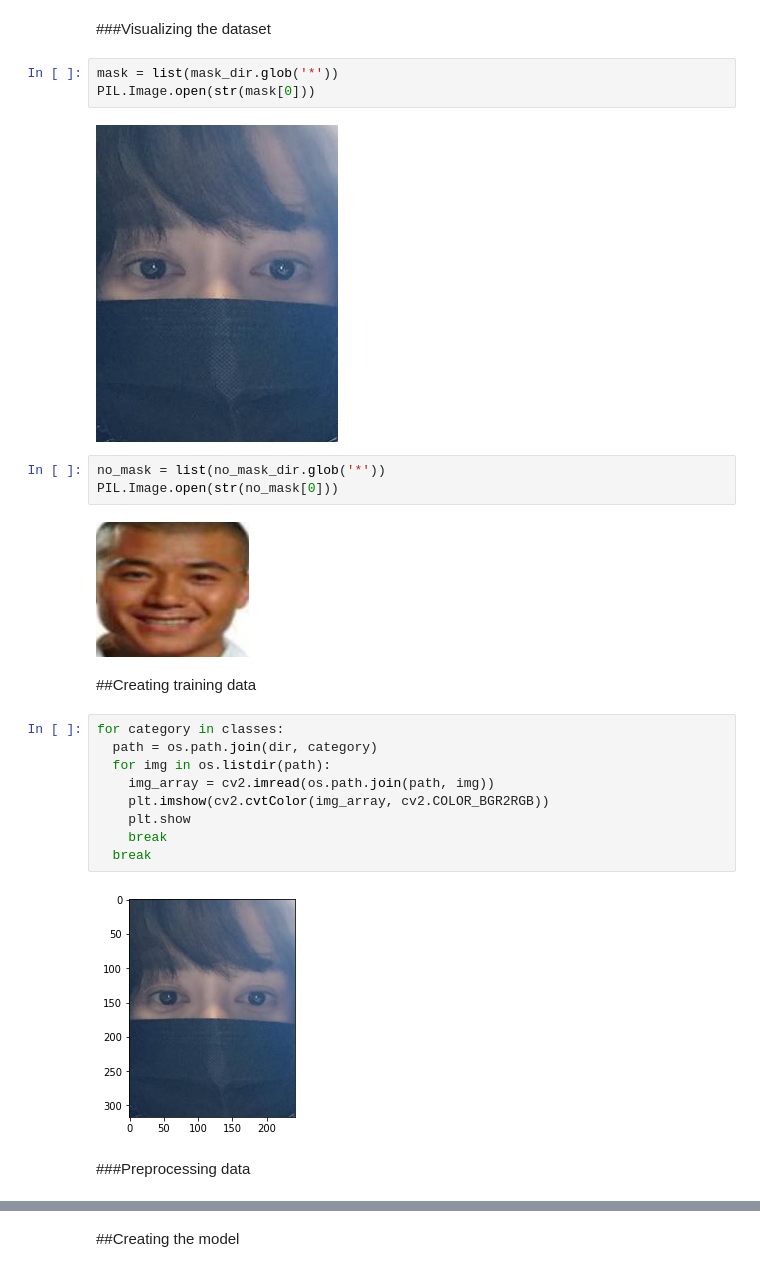
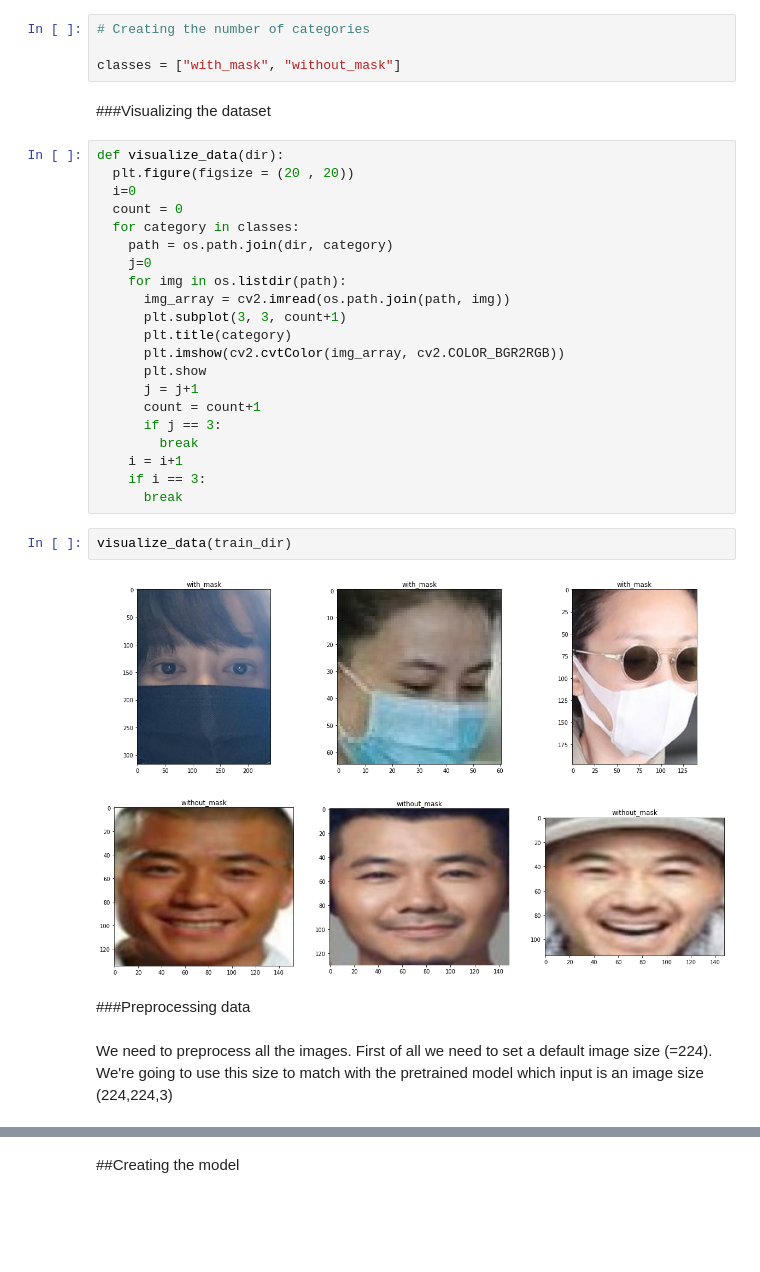
Before and after one commit to thiagolermen/facemask-detection-v1, a Jupyter notebook: FaceMaskDetection.ipynb, the cells around one changed output, grey strips where cells are left out. Drawn from its saved outputs; the diff is of its cells as text; blank space fills up the shorter version.

Commit message:
update: working with more faces in the same image

```diff
--- a/FaceMaskDetection.ipynb
+++ b/FaceMaskDetection.ipynb
@@ -81,28 +105,36 @@ Number of images without mask: 1913
+# %%
+# Creating the number of categories
+
+classes = ["with_mask", "without_mask"]
 # %% [markdown]
 ###Visualizing the dataset
-# %%
-mask = list(mask_dir.glob('*'))
-PIL.Image.open(str(mask[0]))
-# %% [output]
-[figure, removed]
-# %%
-no_mask = list(no_mask_dir.glob('*'))
-PIL.Image.open(str(no_mask[0]))
-# %% [output]
-[figure, removed]
-# %% [markdown]
-##Creating training data
 # %%
-for category in classes:
-  path = os.path.join(dir, category)
-  for img in os.listdir(path):
-    img_array = cv2.imread(os.path.join(path, img))
-    plt.imshow(cv2.cvtColor(img_array, cv2.COLOR_BGR2RGB))
-    plt.show
-    break
-  break
+def visualize_data(dir):
+  plt.figure(figsize = (20 , 20))
+  i=0
+  count = 0
+  for category in classes:
+    path = os.path.join(dir, category)
+    j=0
+    for img in os.listdir(path):
+      img_array = cv2.imread(os.path.join(path, img))
+      plt.subplot(3, 3, count+1)
+      plt.title(category)
+      plt.imshow(cv2.cvtColor(img_array, cv2.COLOR_BGR2RGB))
+      plt.show
+      j = j+1
+      count = count+1
+      if j == 3:
+        break
+    i = i+1
+    if i == 3:
+      break
-# %% [output]
-[figure, removed]
+# %%
+visualize_data(train_dir)
+# %% [output]
+[figure, added]
 # %% [markdown]
 ###Preprocessing data
+# %% [markdown]
+We need to preprocess all the images. First of all we need to set a default image size (=224). We're going to use this size to match with the pretrained model which input is an image size (224,224,3)
 # %%
```
Also changed, not shown: parts of 64 cells of this notebook.
